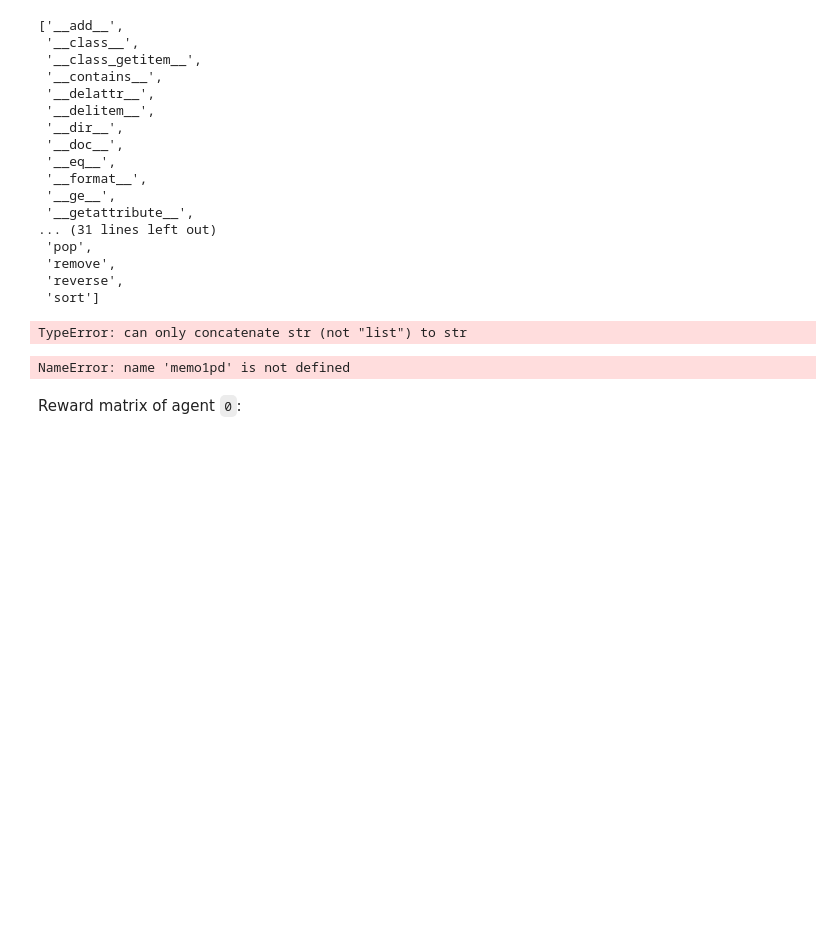
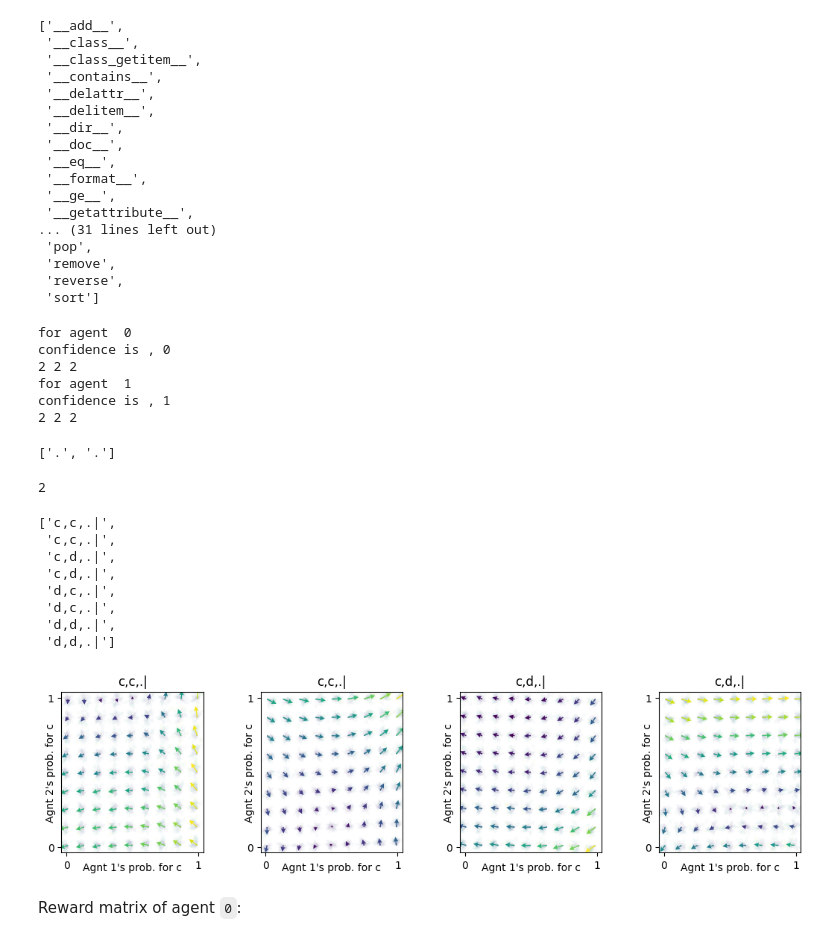
Before and after one commit to BarfussLab/pyCRLD, a Jupyter notebook: nbs/Environments/12_MultipleObsSocialDilemma.ipynb, the cells around one changed output. Saved outputs shown, nothing was run; the diff lists cells and outputs as text; code cells hidden in the pictures; blank space fills up the shorter version.

```diff
--- a/nbs/Environments/12_MultipleObsSocialDilemma.ipynb
+++ b/nbs/Environments/12_MultipleObsSocialDilemma.ipynb
@@ -215,13 +215,44 @@ dir(mae_fullObs.env.Aset)
 # %%
 from pyCRLD.Environments.HistoryEmbedding import HistoryEmbedded
+env_fullObs = MultipleObsSocialDilemma(rewards=[5,5], temptations=[6,2], suckers_payoffs=[-1,-1], punishments=[0, 0], pC=0.5, observation_opacity=[0,1])
+env_fullObs.Sset = ['.', '.']
 memo1pd = HistoryEmbedded(env_fullObs, h=(1,1,1))
 # memo1pd.Sset
 # %% [output]
-TypeError: can only concatenate str (not "list") to str
+for agent  0
+confidence is , 0
+2 2 2
+for agent  1
+confidence is , 1
+2 2 2
+# %%
+env_fullObs.Sset
+# %% [output]
+['.', '.']
+# %%
+env_fullObs.Q
+# %% [output]
+2
 # %%
 memo1pd.Sset
 # %% [output]
-NameError: name 'memo1pd' is not defined
+['c,c,.|',
+ 'c,c,.|',
+ 'c,d,.|',
+ 'c,d,.|',
+ 'd,c,.|',
+ 'd,c,.|',
+ 'd,d,.|',
+ 'd,d,.|']
+# %%
+# mae1 = stratAC(env=memo1pd, learning_rates=0.1, discount_factors=0.9)
+mae_fullObs = POstratAC(env=memo1pd, learning_rates=0.1, discount_factors=0.9)
+x = ([0], [0,1,2,3], [0])
+y = ([1], [0,1,2,3], [0])
+ax = fp.plot_strategy_flow(mae_fullObs, x, y, flowarrow_points=np.linspace(0.01 ,0.99, 9), NrRandom=32,
+                           conds=mae_fullObs.env.Sset)
+# %% [output]
+[figure, added]
 # %%
 env_full_obs.id()
 # %%
```
Also changed, not shown: parts of 4 cells of this notebook.
